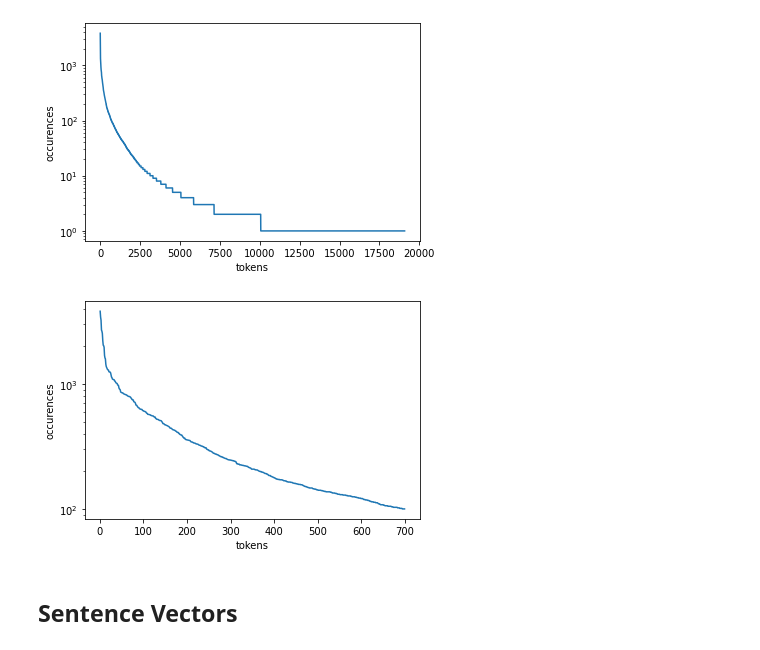
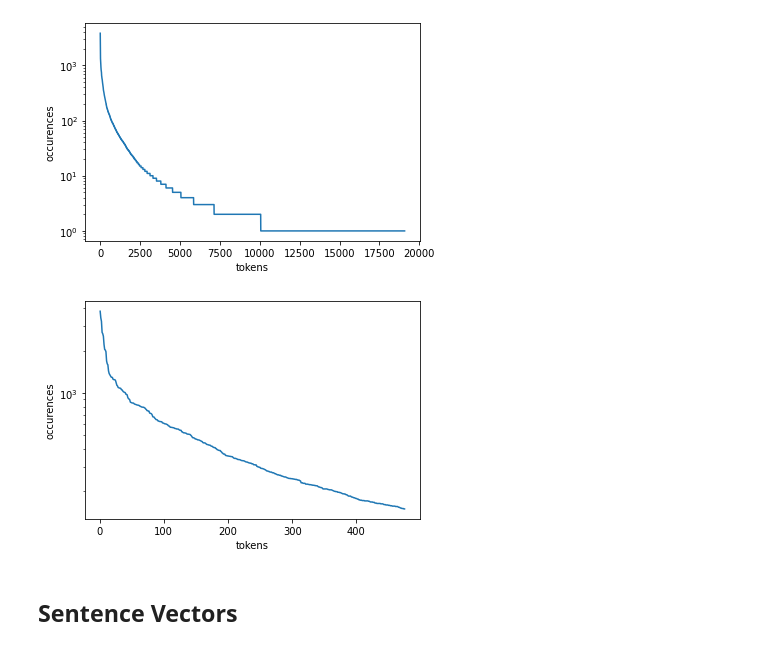
Before and after one commit to floxo115/nlp_assignment1, a Jupyter notebook: Assignment1.ipynb, the cells around one changed output. Drawn from its saved outputs; the diff is of its cells as text; code cells hidden in the pictures.

```diff
--- a/Assignment1.ipynb
+++ b/Assignment1.ipynb
@@ -195,16 +195,18 @@ plt.show()
 # %% [output]
 [figure]
 # %%
-reduced_corpus_dict = corpus_dict[corpus_dict["count"] >= 100]
+threshold = 150
+
+reduced_corpus_dict = corpus_dict[corpus_dict["count"] >= threshold]
 
 sorted_dict = reduced_corpus_dict.sort_values("count", ascending=False)
 plt.plot(range(1, len(sorted_dict) + 1), sorted_dict["count"])
 plt.yscale("log")
 plt.ylabel("occurences")
 plt.xlabel("tokens")
 plt.show()
 # %% [output]
-[figure, old version]
+[figure, new version]
 # %%
 # removing words that are below the threshold from the corpus
 def reduce_words(input_df: pd.DataFrame, full_dict: pd.DataFrame, threshold: int):
```
Also changed, not shown: parts of 6 cells of this notebook.
